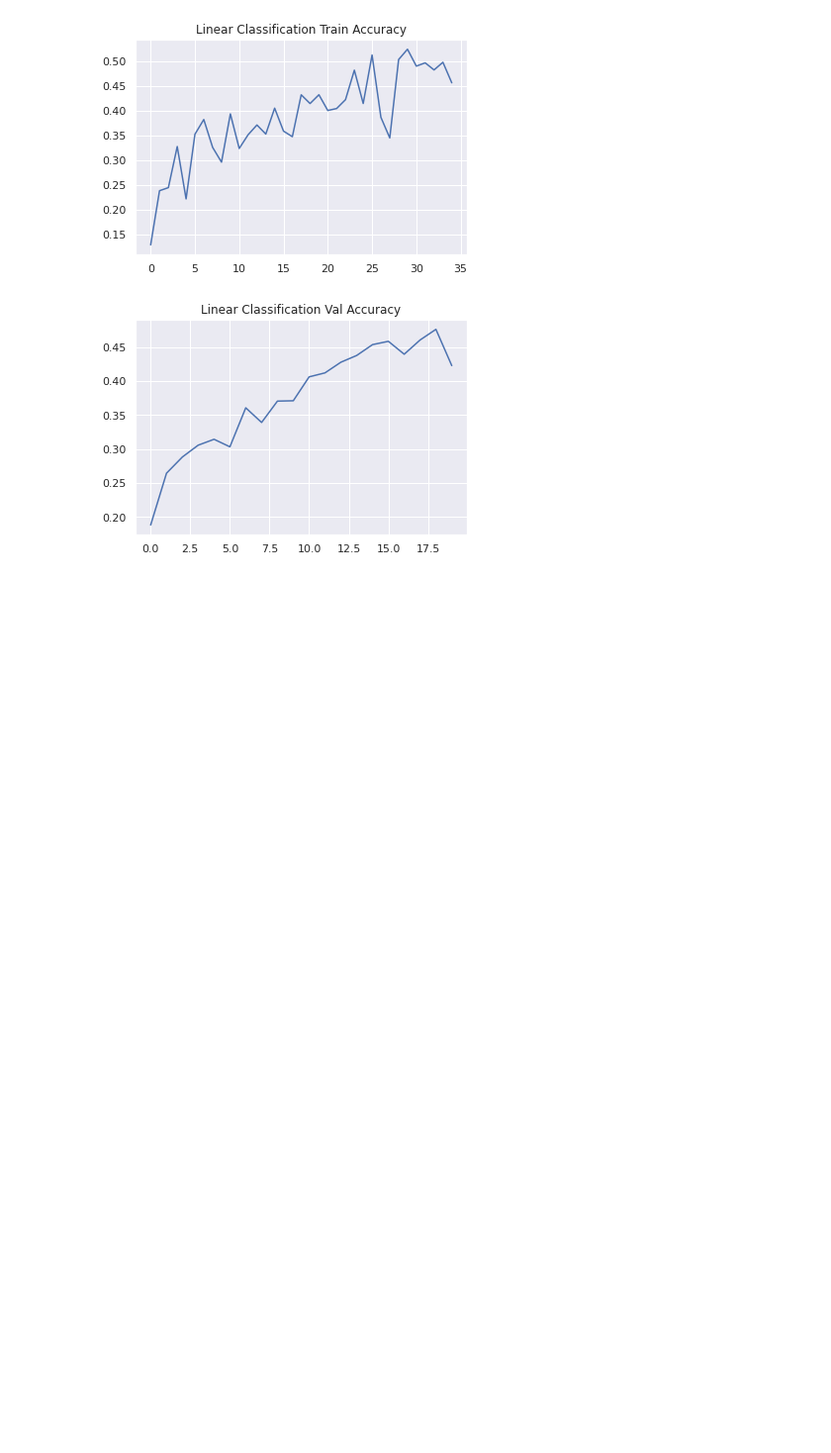
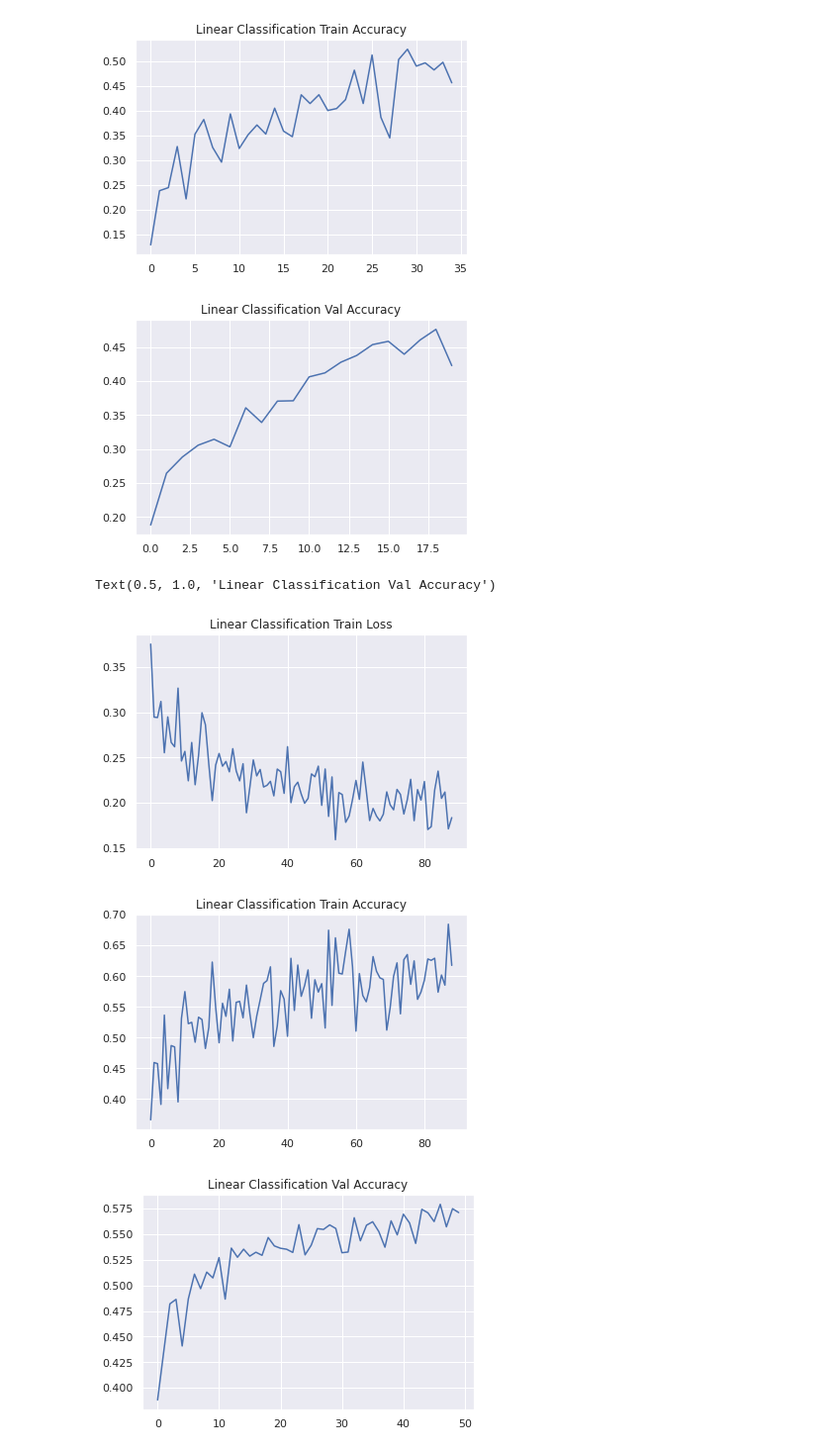
Before and after one commit to ZihanWang314/ViT-for-medical-image, a Jupyter notebook: test.ipynb, the cells around one changed output. Shown at 99% size. Drawn from its saved outputs; the diff is of its cells as text; code cells hidden in the pictures; blank space fills up the shorter version.

Commit message:
testig hyperparams

```diff
--- a/test.ipynb
+++ b/test.ipynb
@@ -523,3 +523,81 @@ Text(0.5, 1.0, 'Linear Classification Val Accuracy')
 [figure]
 [figure]
 [figure]
+# %%
+#@title Test your implementation
+mae = MaskedAutoEncoder(
+    Transformer(embedding_dim=256, n_layers=6),
+    Transformer(embedding_dim=128, n_layers=6),
+    patch_size=8,
+    num_patches=64
+)
+mae.load_state_dict(torch.load(os.path.join(root_folder, "mae_pretrained.pt")))
+
+# Initilize classification model; set detach=True to only update the linear classifier.
+model = SegmentationMAE(mae, detach=True)
+model.to(torch_device)
+
+# You may want to tune these hyperparameters to get better performance
+optimizer = optim.AdamW(model.parameters(), lr=1e-4, betas=(0.9, 0.95), weight_decay=1e-9)
+
+total_steps = 0
+num_epochs = 50
+train_logfreq = 100
+losses = []
+train_acc = []
+all_val_acc = []
+best_val_acc = 0
+
+epoch_iterator = trange(num_epochs)
+for epoch in epoch_iterator:
+    # Train
+    data_iterator = tqdm(trainloader)
+    for x, y in data_iterator:
+        total_steps += 1
+        x, y = x.to(torch_device), y.to(torch_device).float()
+        logits = model(x)
+        loss = torch.mean(F.binary_cross_entropy_with_logits(logits, y))
+        accuracy = ((logits > 0) & (y == 1)).count_nonzero() / ((logits > 0) | (y == 1)).count_nonzero()
+        optimizer.zero_grad()
+        loss.backward()
+        optimizer.step()
+
+        data_iterator.set_postfix(loss=loss.item(), train_acc=accuracy.item())
+
+        if total_steps % train_logfreq == 0:
+            losses.append(loss.item())
+            train_acc.append(accuracy.item())
+
+    # Validation
+    val_acc = []
+    model.eval()
+    for x, y in testloader:
+        x, y = x.to(torch_device), y.to(torch_device).float()
+        with torch.no_grad():
+          logits = model(x)
+        accuracy = ((logits > 0) & (y == 1)).count_nonzero() / ((logits > 0) | (y == 1)).count_nonzero()
+        val_acc.append(accuracy.item())
+
+    model.train()
+
+    all_val_acc.append(np.mean(val_acc))
+
+    # Save best model
+    if np.mean(val_acc) > best_val_acc:
+        best_val_acc = np.mean(val_acc)
+
+    epoch_iterator.set_postfix(val_acc=np.mean(val_acc), best_val_acc=best_val_acc)
+
+plt.plot(losses)
+plt.title('Linear Classification Train Loss')
+plt.figure()
+plt.plot(train_acc)
+plt.title('Linear Classification Train Accuracy')
+plt.figure()
+plt.plot(all_val_acc)
+plt.title('Linear Classification Val Accuracy')
+# %% [output]
+Text(0.5, 1.0, 'Linear Classification Val Accuracy')
+[figure, added]
+[figure, added]
+[figure, added]
```
